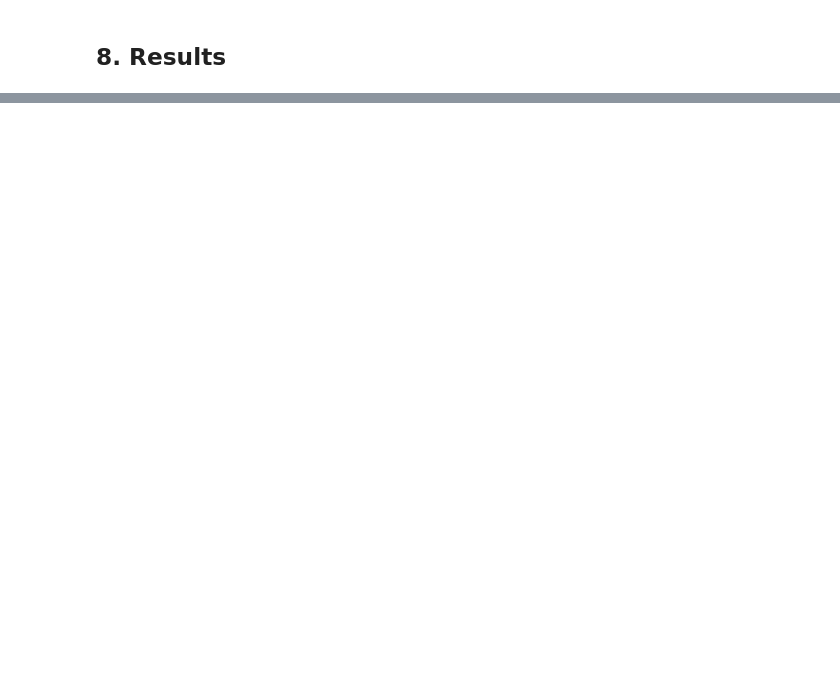
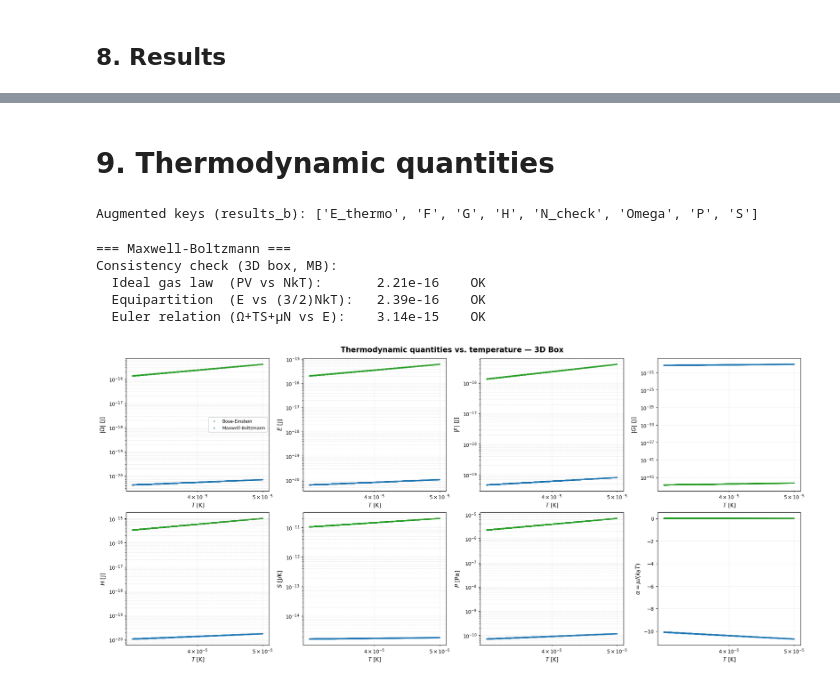
Before and after one commit to arvizu-god/evaporative_cooling, a Jupyter notebook: notebooks/evap_cooling_caja.ipynb, the cells around one changed output, grey strips where cells are left out. Drawn from its saved outputs; the diff is of its cells as text; code cells hidden in the pictures; blank space fills up the shorter version.

```diff
--- a/notebooks/evap_cooling_caja.ipynb
+++ b/notebooks/evap_cooling_caja.ipynb
@@ -320,8 +341,8 @@ print(f"  Done in {time.time()-start:.1f}s")
 # %%
 from evap_cooling_utils import load_results_snapshot
 
-results, meta = load_results_snapshot("runs/box_20260416_143022/bosons.json")
-print(f"Halted: {meta['halted_early']}, reason: {meta['halt_reason']}")
-print(f"Completed {meta['n_steps_completed']}/{meta['n_steps_requested']} steps")
+results_b, meta_b = load_results_snapshot("runs/box_20260417_120602/bosons.json")
+print(f"Halted: {meta_b['halted_early']}, reason: {meta_b['halt_reason']}")
+print(f"Completed {meta_b['n_steps_completed']}/{meta_b['n_steps_requested']} steps")
 
 # results['T'], results['N'], etc. are plain Python lists of floats — ready for numpy/matplotlib
@@ -335,0 +375,2 @@ plt.show()
+# %% [markdown]
+# 9. Thermodynamic quantities
@@ -335,0 +385,38 @@ plt.show()
+# %%
+# V, results_b, results_f, results_mb already exist from the evaporation cells above.
+
+compute_thermodynamics_box   (results_b,  V, sign=+1)
+#compute_thermodynamics_box   (results_f,  V, sign=-1)
+compute_thermodynamics_box_mb(results_mb, V)
+
+print("Augmented keys (results_b):",
+      sorted(k for k in results_b if k not in ('N','T','Mu','E','Q','Nf','Tf')))
+# %% [output]
+Augmented keys (results_b): ['E_thermo', 'F', 'G', 'H', 'N_check', 'Omega', 'P', 'S']
+# %%
+#print("=== Bosons ===")
+#res_b_check = check_consistency_box(results_b)
+
+#print("\n=== Fermions ===")
+#res_f_check = check_consistency_box(results_f)
+
+print("\n=== Maxwell-Boltzmann ===")
+res_mb_check = check_consistency_box_mb(results_mb, V)
+# %% [output]
+=== Maxwell-Boltzmann ===
+Consistency check (3D box, MB):
+  Ideal gas law  (PV vs NkT):       2.21e-16    OK
+  Equipartition  (E vs (3/2)NkT):   2.39e-16    OK
+  Euler relation (Ω+TS+μN vs E):    3.14e-15    OK
+# %%
+#results_b = [float('nan') for i in range(len(results_mb['N']))]
+results_f = [float('nan') for i in range(len(results_mb['N']))]
+# %%
+fig, axes = plot_thermodynamics_overview(
+    results_b, results_f, results_mb,
+    trap_name='3D Box',
+    figsize=(20, 9),   # optional — remove if you don't want a file
+)
+plt.show()
+# %% [output]
+[figure, added]
```
Also changed, not shown: parts of 14 cells of this notebook, 22 other files.
